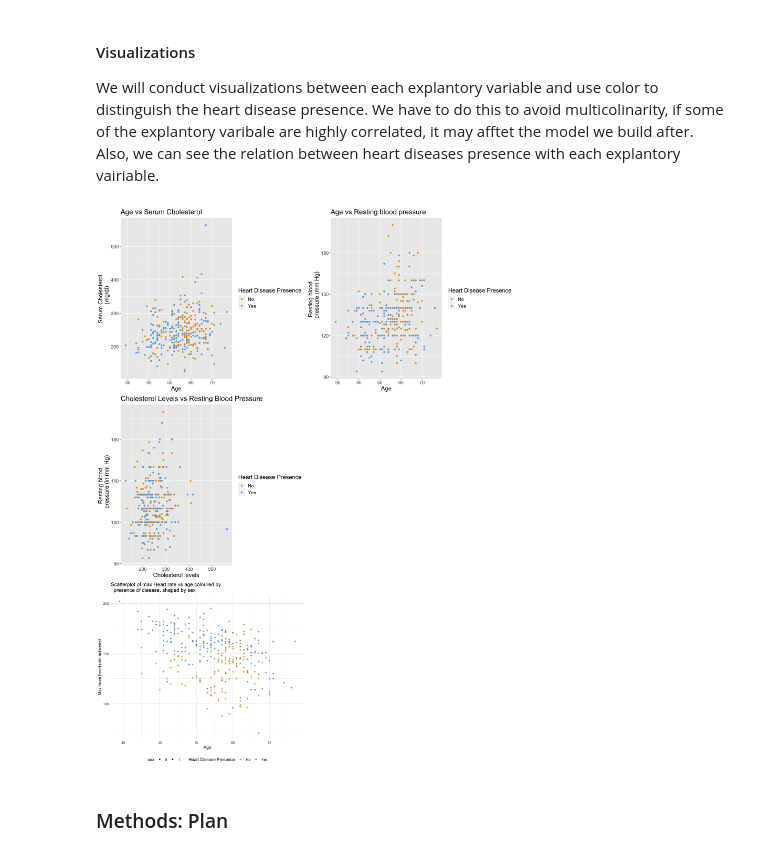
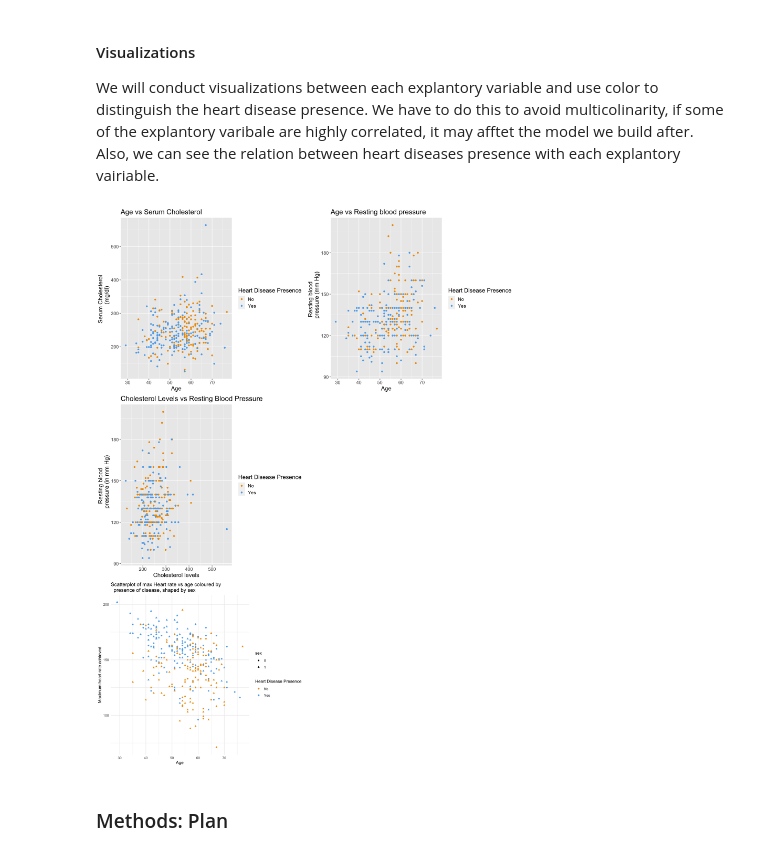
Before and after one commit to lavanyakandhari/Stat301-project, a Jupyter notebook: Final_Project.ipynb, the cells around one changed output. Drawn from its saved outputs; the diff is of its cells as text; code cells hidden in the pictures.

Commit message:
updated plot

```diff
--- a/Final_Project.ipynb
+++ b/Final_Project.ipynb
@@ -128,35 +128,34 @@ age_vs_trestbps <- data_tidy %>%
     pressure (mm Hg)", col = "Heart Disease Presence") +
     theme(text = element_text(size = 15)) +
     scale_color_manual(labels = c("No", "Yes"),
      values = c("orange2", "steelblue2"))
 #relation between cholesterol levels, resting blood pressure
 chol_vs_trestbps <- data_tidy %>%
     ggplot(aes(x = chol, y = trestbps , col = target )) +
     geom_point() +
     ggtitle("Cholesterol Levels vs Resting Blood Pressure ") +
     labs(x = "Cholesterol levels", y = "Resting blood \
     pressure (in mm Hg)", col = "Heart Disease Presence") +
     theme(text = element_text(size = 15)) +
     scale_color_manual(labels = c("No", "Yes"),
      values = c("orange2", "steelblue2"))
 
 #relation between max Heart rate vs age coloured by presence of disease, shaped by sex
 hr_vs_age <- ggplot(heart_data, aes(x = age,
                        y = max_hrate, col=target)) +
   geom_point(aes(shape = sex)) +
   labs(x = "Age", y = "Maximum heart rate achieved",
    col = "Heart Disease Presence")+
   ggtitle("Scatterplot of max Heart rate vs age coloured by
   presence of disease, shaped by sex ") +
   theme_minimal() +
-  theme(legend.position = "bottom")+
   scale_color_manual(labels = c("No", "Yes"),
      values = c("orange2", "steelblue2"))
 
 #combine the graphs
 combined_plot<-grid.arrange(age_vs_chol, age_vs_trestbps, chol_vs_trestbps,{},hr_vs_age,{}, ncol = 2)
 # %% [output]
-[figure, old version]
+[figure, new version]
 # %% [markdown]
 ### Methods: Plan
 # %% [markdown]
```
